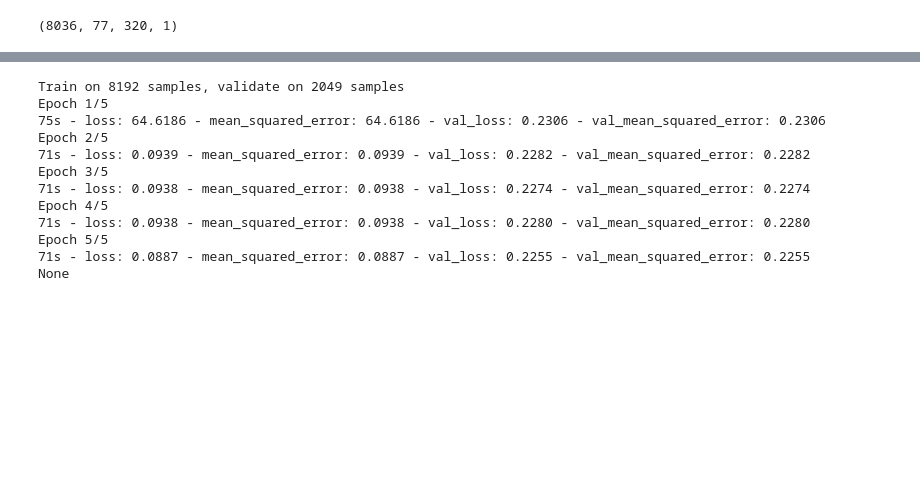
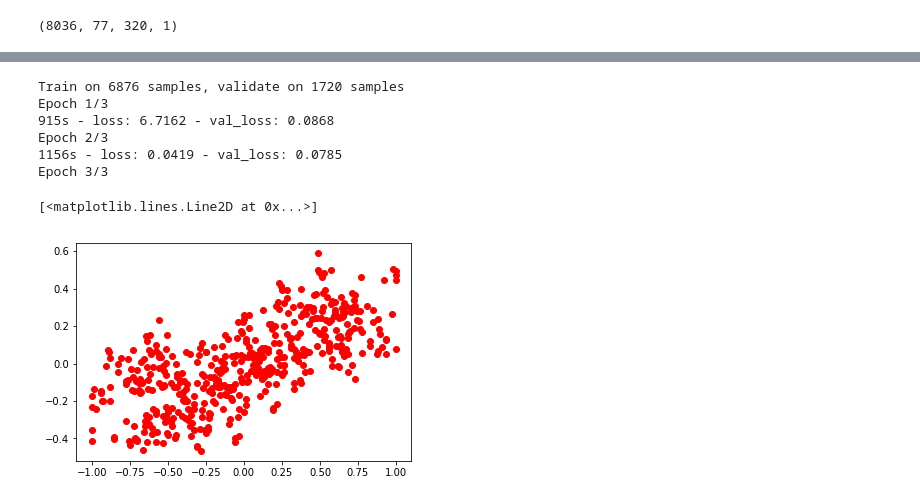
Before and after one commit to subhash/CarND-Behavioral-Cloning, a Jupyter notebook: behavioral-cloning.ipynb, the cells around one changed output, grey strips where cells are left out. Saved outputs shown, nothing was run; the diff lists cells and outputs as text; code cells hidden in the pictures; blank space fills up the shorter version.

```diff
--- a/behavioral-cloning.ipynb
+++ b/behavioral-cloning.ipynb
@@ -118,10 +129,10 @@ def my_model():
     model = Sequential()
     model.add(Convolution2D(32, 5, 5, border_mode='same', activation='relu', name='c1', input_shape=(77, 320, 1)))
     model.add(MaxPooling2D((2,2)))
-    model.add(Dropout(0.5))
+    #model.add(Dropout(0.5))
     model.add(Convolution2D(64, 5, 5, border_mode='same', activation='relu', name='c2'))
     model.add(MaxPooling2D((2,2)))
-    model.add(Dropout(0.5))
+    #model.add(Dropout(0.5))
     model.add(Convolution2D(128, 5, 5, border_mode='same', activation='relu', name='c3'))
     model.add(MaxPooling2D((2,2)))
     model.add(Dropout(0.5))
@@ -157,24 +168,23 @@ def nvidia_model():
 
 
 model = my_model()
-model.compile('adam', 'mse', ['mse'])
-history = model.fit(X_train, y_train, batch_size=32, nb_epoch=5, verbose=2, validation_split=0.2)
+model.compile('adam', 'mse')
+history = model.fit(X_train, y_train, batch_size=32, nb_epoch=3, verbose=2, validation_split=0.2)
 y_pred = model.predict(X_train)
 
 print(model.save("model.mine.h5"))
 # %% [output]
-Train on 8192 samples, validate on 2049 samples
-Epoch 1/5
-75s - loss: 64.6186 - mean_squared_error: 64.6186 - val_loss: 0.2306 - val_mean_squared_error: 0.2306
-Epoch 2/5
-71s - loss: 0.0939 - mean_squared_error: 0.0939 - val_loss: 0.2282 - val_mean_squared_error: 0.2282
-Epoch 3/5
-71s - loss: 0.0938 - mean_squared_error: 0.0938 - val_loss: 0.2274 - val_mean_squared_error: 0.2274
-Epoch 4/5
-71s - loss: 0.0938 - mean_squared_error: 0.0938 - val_loss: 0.2280 - val_mean_squared_error: 0.2280
-Epoch 5/5
-71s - loss: 0.0887 - mean_squared_error: 0.0887 - val_loss: 0.2255 - val_mean_squared_error: 0.2255
-None
+Train on 6876 samples, validate on 1720 samples
+Epoch 1/3
+915s - loss: 6.7162 - val_loss: 0.0868
+Epoch 2/3
+1156s - loss: 0.0419 - val_loss: 0.0785
+Epoch 3/3
+# %%
+plt.plot(y_train, y_pred, 'ro')
+# %% [output]
+[<matplotlib.lines.Line2D at 0x...>]
+[figure, added]
 # %%
 # balancing data
 # different network model
```
Also changed, not shown: parts of 3 cells of this notebook.
